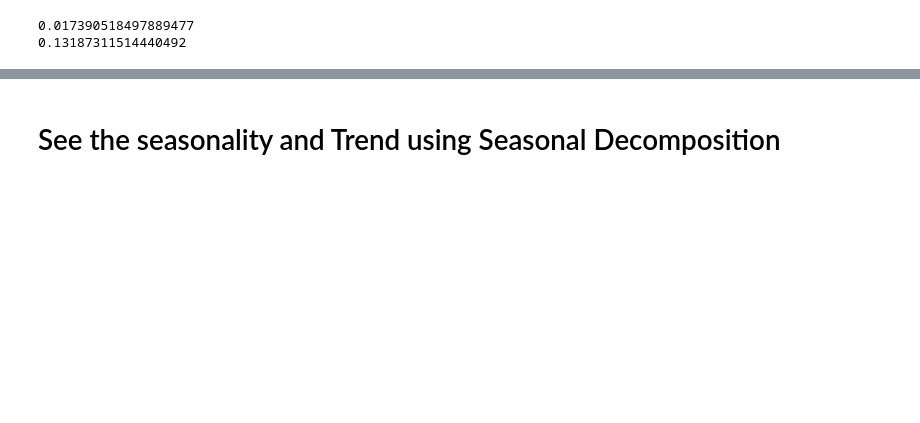
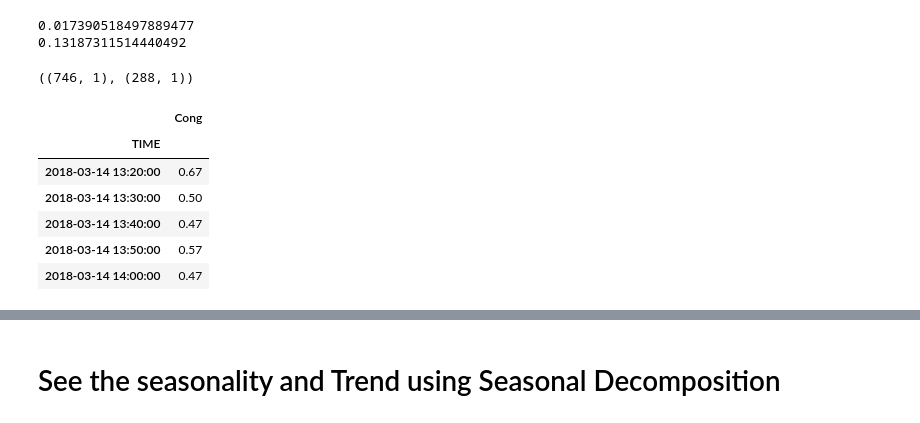
Before and after one commit to mostofa-ahsan/Chicago-Timeseries_Transportation, a Jupyter notebook: timeSeries-SARIMAX.ipynb, the cells around one changed output, grey strips where cells are left out. Cells and saved outputs as stored; diff of their text form; code cells hidden in the pictures; blank space fills up the shorter version.

```diff
--- a/timeSeries-SARIMAX.ipynb
+++ b/timeSeries-SARIMAX.ipynb
@@ -337,3 +351,17 @@ print(pred_rmse)
 # %% [output]
 0.017390518497889477
 0.13187311514440492
+# %%
+train.shape, test.shape
+# %% [output]
+((746, 1), (288, 1))
+# %%
+train.head()
+# %% [output]
+|  | Cong |
+| TIME |  |
+| 2018-03-14 13:20:00 | 0.67 |
+| 2018-03-14 13:30:00 | 0.50 |
+| 2018-03-14 13:40:00 | 0.47 |
+| 2018-03-14 13:50:00 | 0.57 |
+| 2018-03-14 14:00:00 | 0.47 |
```
Also changed, not shown: parts of 19 cells of this notebook.
